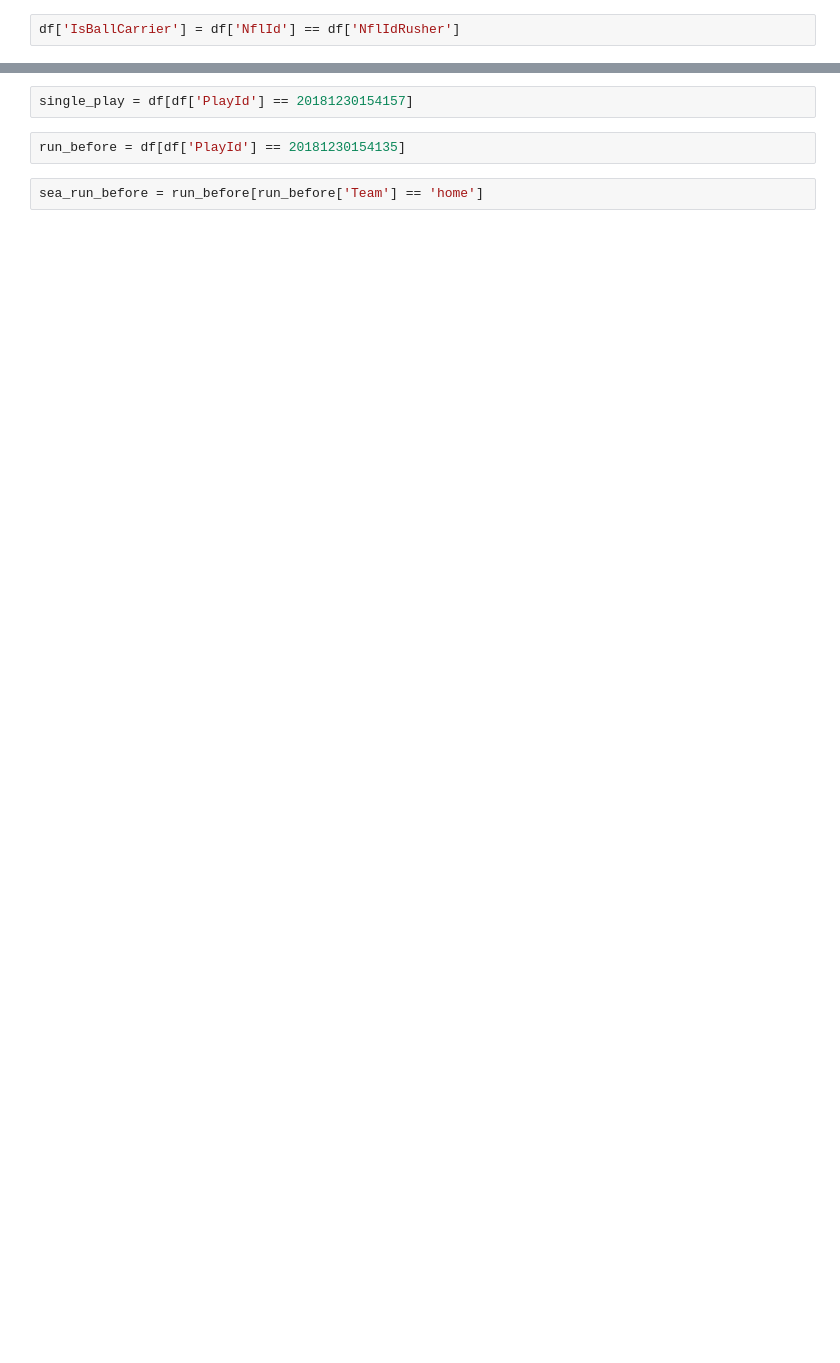
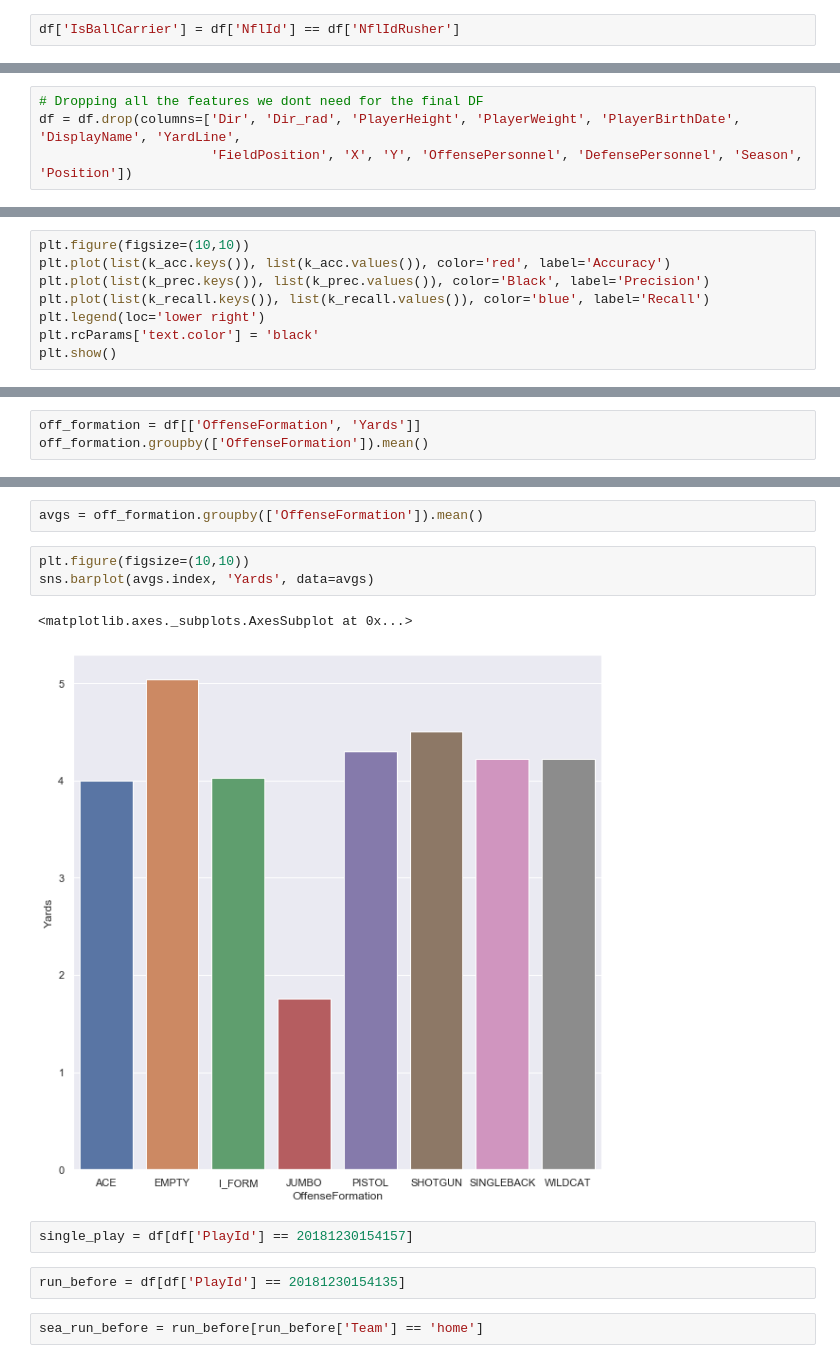
Before and after one commit to LjA012/bigDataBowl, a Jupyter notebook: cleaningFunctions.ipynb, the cells around one changed output, grey strips where cells are left out. Cells and saved outputs as stored; diff of their text form; blank space fills up the shorter version.

Commit message:
Rough notebook that was used to clean and make a final data frame that is used for the testingNotebook

```diff
--- a/cleaningFunctions.ipynb
+++ b/cleaningFunctions.ipynb
@@ -345,3 +429,7 @@ df['IsBallCarrier'] = df['NflId'] == df['NflIdRusher']
+# %%
+# Dropping all the features we dont need for the final DF
+df = df.drop(columns=['Dir', 'Dir_rad', 'PlayerHeight', 'PlayerWeight', 'PlayerBirthDate', 'DisplayName', 'YardLine',
+                      'FieldPosition', 'X', 'Y', 'OffensePersonnel', 'DefensePersonnel', 'Season', 'Position'])
 # %%
 df.isna().sum()
 # %% [output]
@@ -364,0 +708,8 @@ dtype: int64
+# %%
+plt.figure(figsize=(10,10))
+plt.plot(list(k_acc.keys()), list(k_acc.values()), color='red', label='Accuracy')
+plt.plot(list(k_prec.keys()), list(k_prec.values()), color='Black', label='Precision')
+plt.plot(list(k_recall.keys()), list(k_recall.values()), color='blue', label='Recall')
+plt.legend(loc='lower right')
+plt.rcParams['text.color'] = 'black'
+plt.show()
@@ -364,0 +1069,3 @@ dtype: int64
+# %%
+off_formation = df[['OffenseFormation', 'Yards']]
+off_formation.groupby(['OffenseFormation']).mean()
@@ -365,3 +1083,11 @@ dtype: int64
+# %%
+avgs = off_formation.groupby(['OffenseFormation']).mean()
+# %%
+plt.figure(figsize=(10,10))
+sns.barplot(avgs.index, 'Yards', data=avgs)
+# %% [output]
+<matplotlib.axes._subplots.AxesSubplot at 0x...>
+[figure, added]
 # %%
 single_play = df[df['PlayId'] == 20181230154157]
 # %%
```
Also changed, not shown: parts of 167 cells of this notebook.
